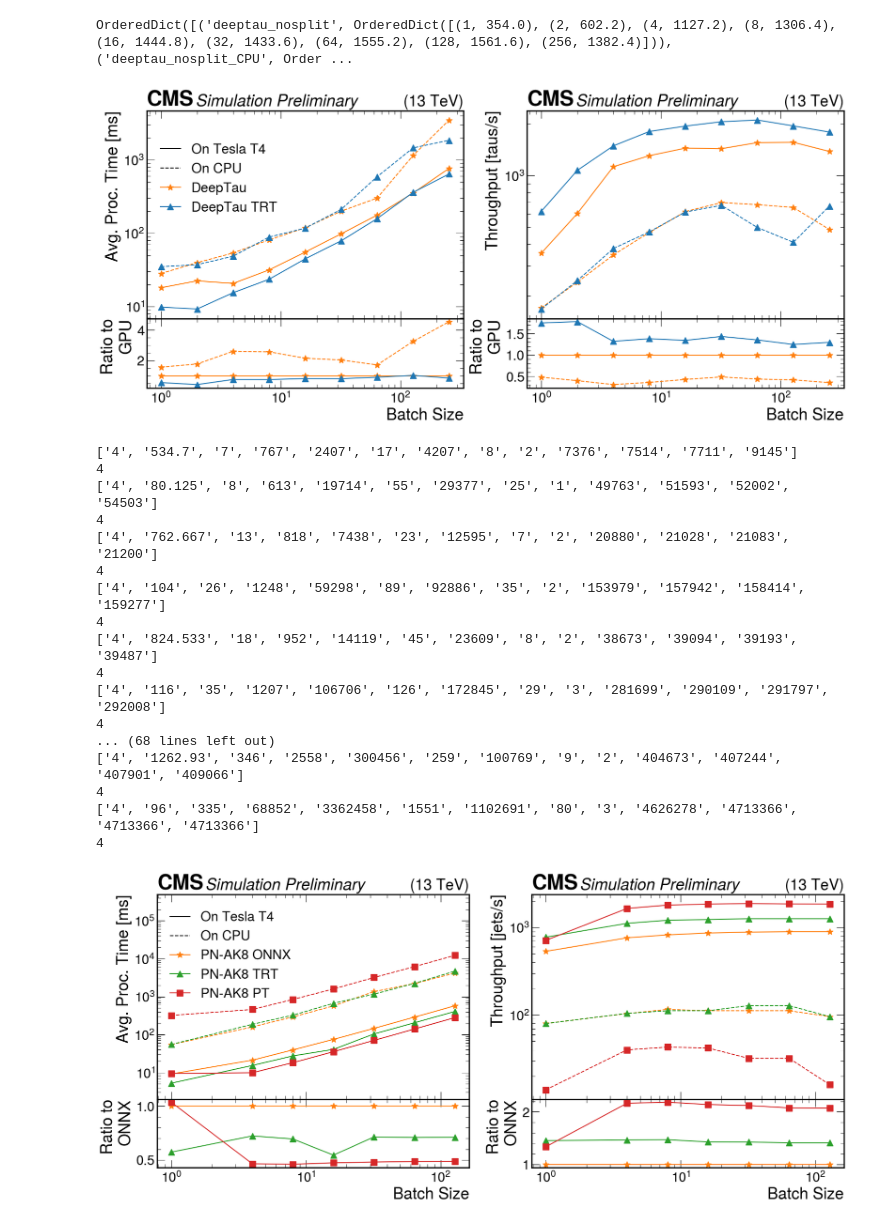
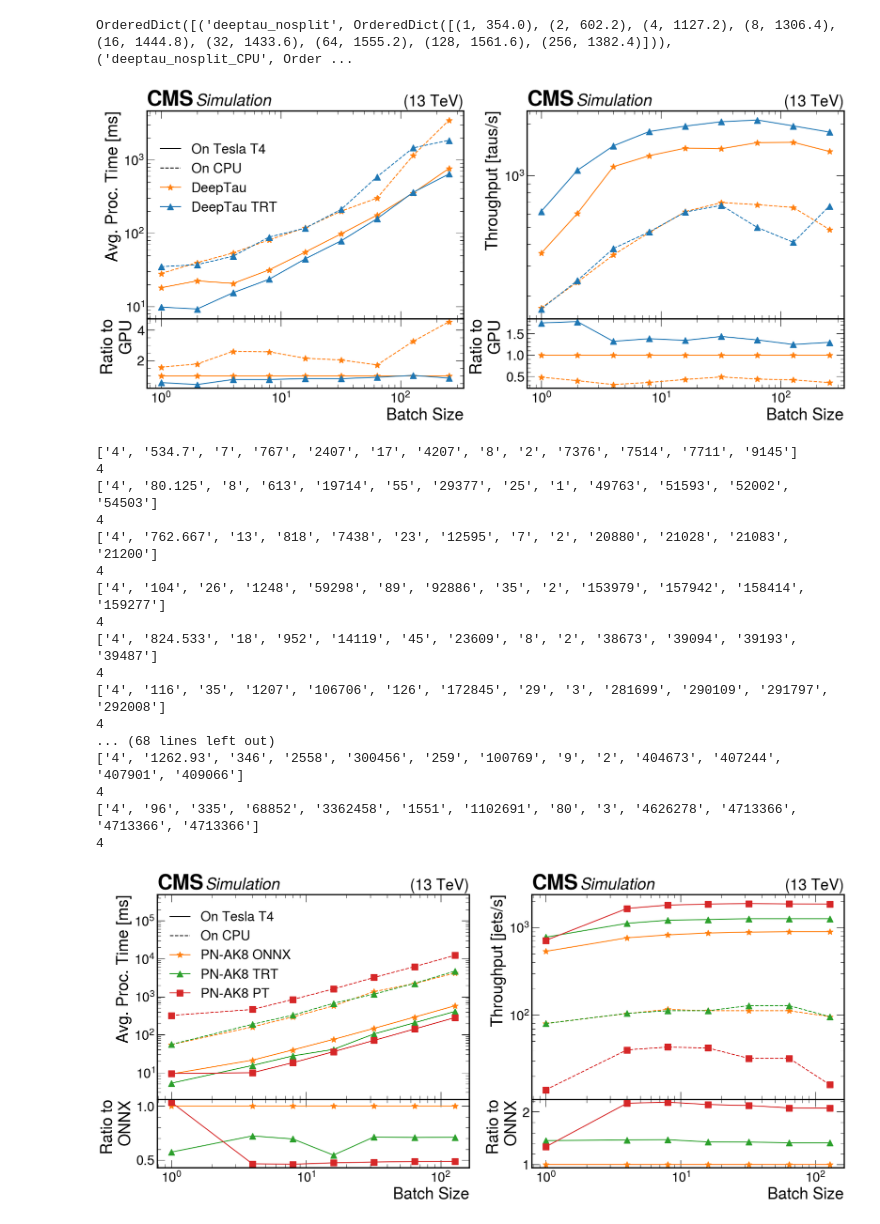
Before and after one commit to yongbinfeng/SONIC_miniAOD_paper_2022, a Jupyter notebook: Models_perf_analyzer_plots.ipynb, the cells around one changed output. Cells and saved outputs as stored; diff of their text form; code cells hidden in the pictures.

```diff
--- a/Models_perf_analyzer_plots.ipynb
+++ b/Models_perf_analyzer_plots.ipynb
@@ -121,8 +121,10 @@ def Plot(models, outputname):
     #axs[0, 1].legend()
 
     #hep.cms.label(label='Simulation', loc=0)
-    hep.cms.label(label='Preliminary', loc=0, ax=axs[0,0])
-    hep.cms.label(label='Preliminary', loc=0, ax=axs[0,1])
+    #hep.cms.label(label='Preliminary', loc=0, ax=axs[0,0])
+    #hep.cms.label(label='Preliminary', loc=0, ax=axs[0,1])
+    hep.cms.label(loc=0, ax=axs[0,0])
+    hep.cms.label(loc=0, ax=axs[0,1])
     #hep.cms.lumitext(text='Simulation', ax=None, fontname=None, fontsize=None)
 
     fig.subplots_adjust(hspace=0)
@@ -254,8 +256,10 @@ def Plot(models, outputname):
     #axs[0, 1].legend()
 
     #hep.cms.label(label='Simulation', loc=0)
-    hep.cms.label(label='Preliminary', loc=0, ax=axs[0,0])
-    hep.cms.label(label='Preliminary', loc=0, ax=axs[0,1])
+    #hep.cms.label(label='Preliminary', loc=0, ax=axs[0,0])
+    #hep.cms.label(label='Preliminary', loc=0, ax=axs[0,1])
+    hep.cms.label(loc=0, ax=axs[0,0])
+    hep.cms.label(loc=0, ax=axs[0,1])
     #hep.cms.lumitext(text='Simulation', ax=None, fontname=None, fontsize=None)
 
     fig.subplots_adjust(hspace=0)
@@ -353,36 +357,38 @@ def Plot(models, outputname):
 
     axs[1, 0].set_xlabel('Batch Size')
     axs[1, 0].set_ylabel('Ratio to\nGPU')
     axs[1, 0].set_xscale('log')
     axs[0, 0].set_ylabel('Avg. Proc. Time [ms]')
     axs[0, 0].set_yscale('log')
     axs[0, 0].set_xticklabels([])
     axs[0, 0].set_xscale('log')
     #axs[0, 0].text(1, 300, 'Solid line: Tesla T4; Dashed line: CPU', fontsize = 22)
     axs[0, 0].legend()
 
     axs[1, 1].set_xlabel('Batch Size')
     axs[1, 1].set_ylabel('Ratio to\nGPU')
     axs[1, 1].set_xscale('log')
     axs[0, 1].set_ylabel('Throughput [taus/s]')
     axs[0, 1].set_yscale('log')
     axs[0, 1].set_xticklabels([])
     axs[0, 1].set_xscale('log')
     #axs[0, 1].legend()
 
     #hep.cms.label(label='Simulation', loc=0)
-    hep.cms.label(label='Preliminary', loc=0, ax=axs[0,0])
-    hep.cms.label(label='Preliminary', loc=0, ax=axs[0,1])
+    #hep.cms.label(label='Preliminary', loc=0, ax=axs[0,0])
+    #hep.cms.label(label='Preliminary', loc=0, ax=axs[0,1])
+    hep.cms.label(loc=0, ax=axs[0,0])
+    hep.cms.label(loc=0, ax=axs[0,1])
     #hep.cms.lumitext(text='Simulation', ax=None, fontname=None, fontsize=None)
 
     fig.subplots_adjust(hspace=0)
     fig.savefig(folder+f"{outputname}.png")
     fig.savefig(folder+f"{outputname}.pdf")
 Plot(['deeptau_nosplit', 'deeptau_nosplit_CPU', 'deeptau_nosplit_trt', 'deeptau_nosplit_trt_CPU'], 'latencies_throughputs_deeptau')
 #Plot(['particlenet_AK4', 'particlenet_AK4_PT'], 'Test')
 # %% [output]
 OrderedDict([('deeptau_nosplit', OrderedDict([(1, 354.0), (2, 602.2), (4, 1127.2), (8, 1306.4), (16, 1444.8), (32, 1433.6), (64, 1555.2), (128, 1561.6), (256, 1382.4)])), ('deeptau_nosplit_CPU', Order ...
-[figure, old version]
+[figure, new version]
 # %%
 throughputs = OrderedDict()
 latencys = OrderedDict()
@@ -492,8 +498,10 @@ def Plot(models, outputname):
     #axs[0, 1].legend()
 
     #hep.cms.label(label='Simulation', loc=0)
-    hep.cms.label(label='Preliminary', loc=0, ax=axs[0,0])
-    hep.cms.label(label='Preliminary', loc=0, ax=axs[0,1])
+    #hep.cms.label(label='Preliminary', loc=0, ax=axs[0,0])
+    #hep.cms.label(label='Preliminary', loc=0, ax=axs[0,1])
+    hep.cms.label(loc=0, ax=axs[0,0])
+    hep.cms.label(loc=0, ax=axs[0,1])
     #hep.cms.lumitext(text='Simulation', ax=None, fontname=None, fontsize=None)
 
     fig.subplots_adjust(hspace=0)
@@ -519,4 +527,4 @@ Plot(['particlenet', 'particlenet_trt', 'particlenet_PT', 'particlenet_CPU', 'pa
 4
 ['4', '96', '335', '68852', '3362458', '1551', '1102691', '80', '3', '4626278', '4713366', '4713366', '4713366']
 4
-[figure, old version]
+[figure, new version]
```
Also changed, not shown: parts of 2 cells of this notebook, 6 other files.
